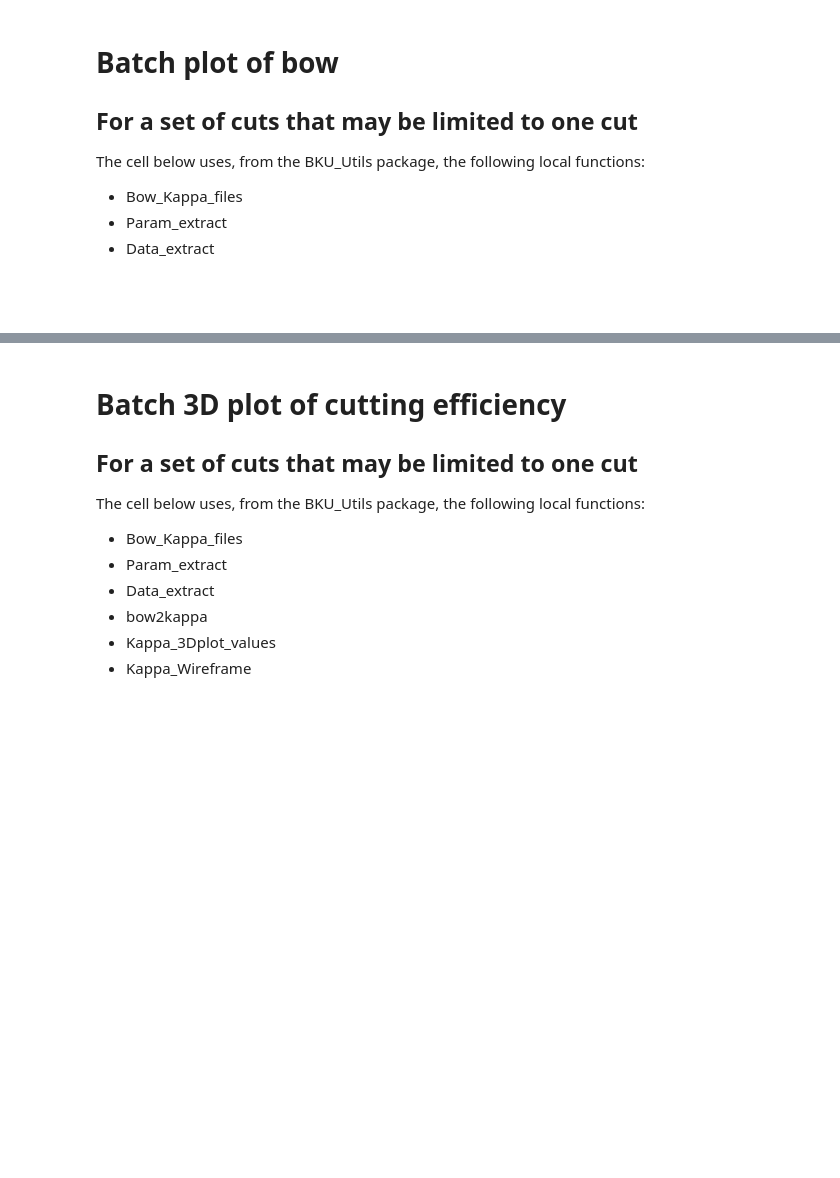
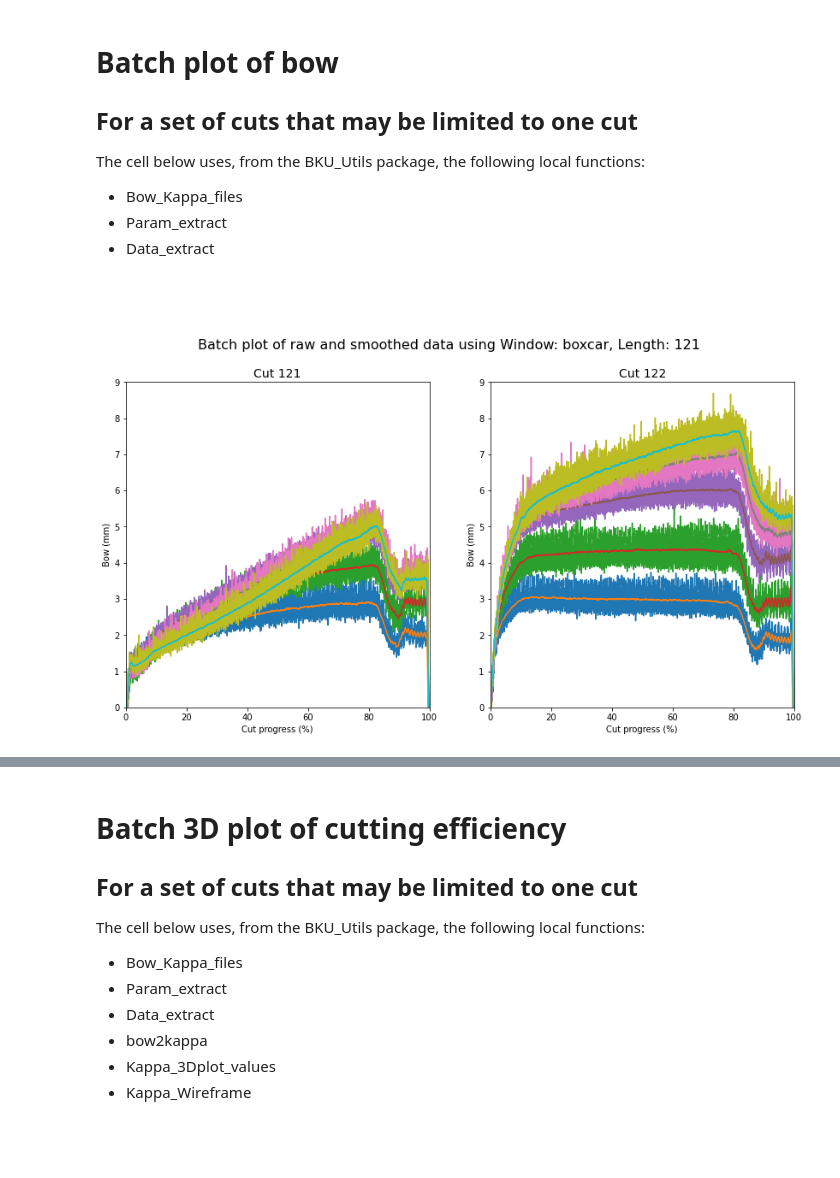
Before and after one commit to TickyWill/Bow2Kappa, a Jupyter notebook: Bow2Kappa_Batch.ipynb, the cells around one changed output, grey strips where cells are left out. Drawn from its saved outputs; the diff is of its cells as text; code cells hidden in the pictures; blank space fills up the shorter version.

```diff
--- a/Bow2Kappa_Batch.ipynb
+++ b/Bow2Kappa_Batch.ipynb
@@ -78,7 +80,7 @@ The cell below uses, from the BKU_Utils package, the following local functions:
 <br>
 <br>
 # %%
-# Version 2021.02.22
+# Version 2021.02.24
 # Batch plot of raw and smoothed data of the measured bow for a set of cuts
 # The data from the common sensors used by the set of cuts are plotted on the same graph for each cut
 # on the whole cut duration
@@ -107,10 +109,10 @@ bku.WIN = 'boxcar'  # Kind of moving window; default value = 'boxcar';
 norme = sum(signal.get_window(bku.WIN, bku.LONG))
 
 # Data set identification
-cuts = ["125","121","126"]
+cuts = ["121", "122"]
 
 # Set the plot range for the bow data in mm
-bow_min, bow_max = 1, 6.5
+bow_min, bow_max = 0, 9
 
 # Set figure parameters for batch plot
 fig = plt.figure(figsize=(7*len(cuts),7))   # Plot area
@@ -143,33 +145,36 @@ i_cut = 0 # initialization on the cut index
 i_ax = 0  # initialization on the ax index
 for cut_name in cuts:
 
     bow_file_cut, kappa_file_cut = str(bow_file_list[i_cut]), str(kappa_file_list[i_cut])
     dparam_cut = dparam_list[i_cut]
     dbow = bku.Data_extract(bow_file_cut, sheet_data, sensors_nbr)
 
     # Get useful parameters for time conversion to cut progress ratio
     time_to_contact = np.array(dparam_cut['Value'])[2]
     cut_effective_duration = np.array(dparam_cut['Value'])[3]
 
     # Conversion  of time to cut progress ratio
     per_cent_coupe = np.array(dbow['Time (s)'])
     time_init = per_cent_coupe[0]
     per_cent_coupe = 100 * (per_cent_coupe - time_init - time_to_contact) / (60*cut_effective_duration)
 
     # Smooth, downsample and plot the data using a moving window of length long and of type win
-    dic_bow = {}
     bow_name = [x for x in dbow.columns if 'Bow' in x]
     ax=fig.add_subplot(gs[0,i_ax])
     for bow in bow_name:
-        data_filter = dbow[bow].rolling(bku.LONG,center=True, win_type=bku.WIN, axis=0).sum()/norme
+        dbow_filter = dbow[bow].rolling(bku.LONG,center=True, win_type=bku.WIN, axis=0).sum()/norme
         ax.plot(per_cent_coupe,dbow[bow])
-        ax.plot(per_cent_coupe,data_filter)
+        ax.plot(per_cent_coupe,dbow_filter)
 
+    ax.set_xlim(0, 100)   # set limits of x axis
+    ax.set_ylim(bow_min, bow_max)   # set limits of y axis
     ax.set_xlabel('Cut progress (%)')
     ax.set_ylabel('Bow (mm)')
     ax.set_title(f'Cut {cut_name}', fontsize = 14)
 
     i_ax=i_ax+1
     i_cut=i_cut+1
 
 plt.show()
+# %% [output]
+[figure, added]
```
Also changed, not shown: parts of 6 cells of this notebook, 1 other file.
